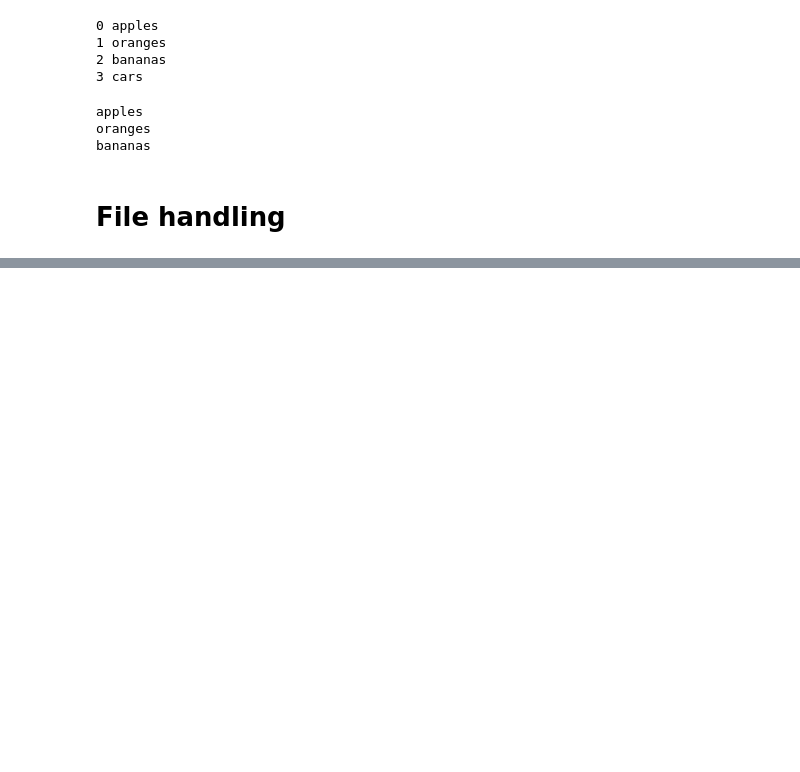
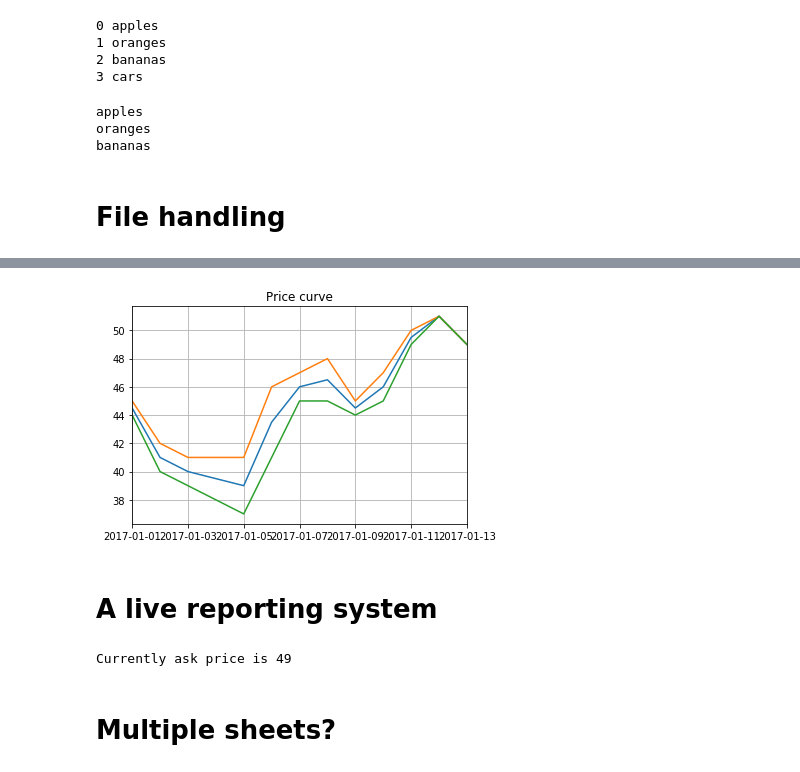
Before and after one commit to holwech/PythonLearning, a Jupyter notebook: 2.2 Python basics.ipynb, the cells around one changed output, grey strips where cells are left out. Drawn from its saved outputs; the diff is of its cells as text; code cells hidden in the pictures; blank space fills up the shorter version.

```diff
--- a/2.2 Python basics.ipynb
+++ b/2.2 Python basics.ipynb
@@ -153,0 +156,4 @@ file
+# %%
+import pandas as pd
+xls = pd.read_excel('files/trades.xlsx')
+xls
@@ -153,0 +175,4 @@ file
+# %%
+xls['Avg'] = (xls['Ask'] + xls['Bid']) / 2
+xls['Avg/Volume'] = xls['Avg'] / xls['Volume']
+xls
@@ -153,0 +194,25 @@ file
+# %%
+import matplotlib.pyplot as plt
+import numpy as np
+plt.plot(
+    xls['Date'], xls['Avg'],
+    xls['Date'], xls['Ask'],
+    xls['Date'], xls['Bid']
+)
+plt.title('Price curve')
+plt.xlim(xls['Date'].values[0], xls['Date'].values[-1])
+plt.grid(True)
+plt.show()
+# %% [output]
+[figure, added]
+# %% [markdown]
+# A live reporting system
+# %%
+import time
+for i in range(0, len(xls)):
+    print('Currently ask price is {}'.format(xls.iloc[i][['Ask']].values[0]), end='\r')
+    time.sleep(2)
+# %% [output]
+Currently ask price is 49
+# %% [markdown]
+# Multiple sheets?
```
Also changed, not shown: parts of 19 cells of this notebook, 4 other files.
